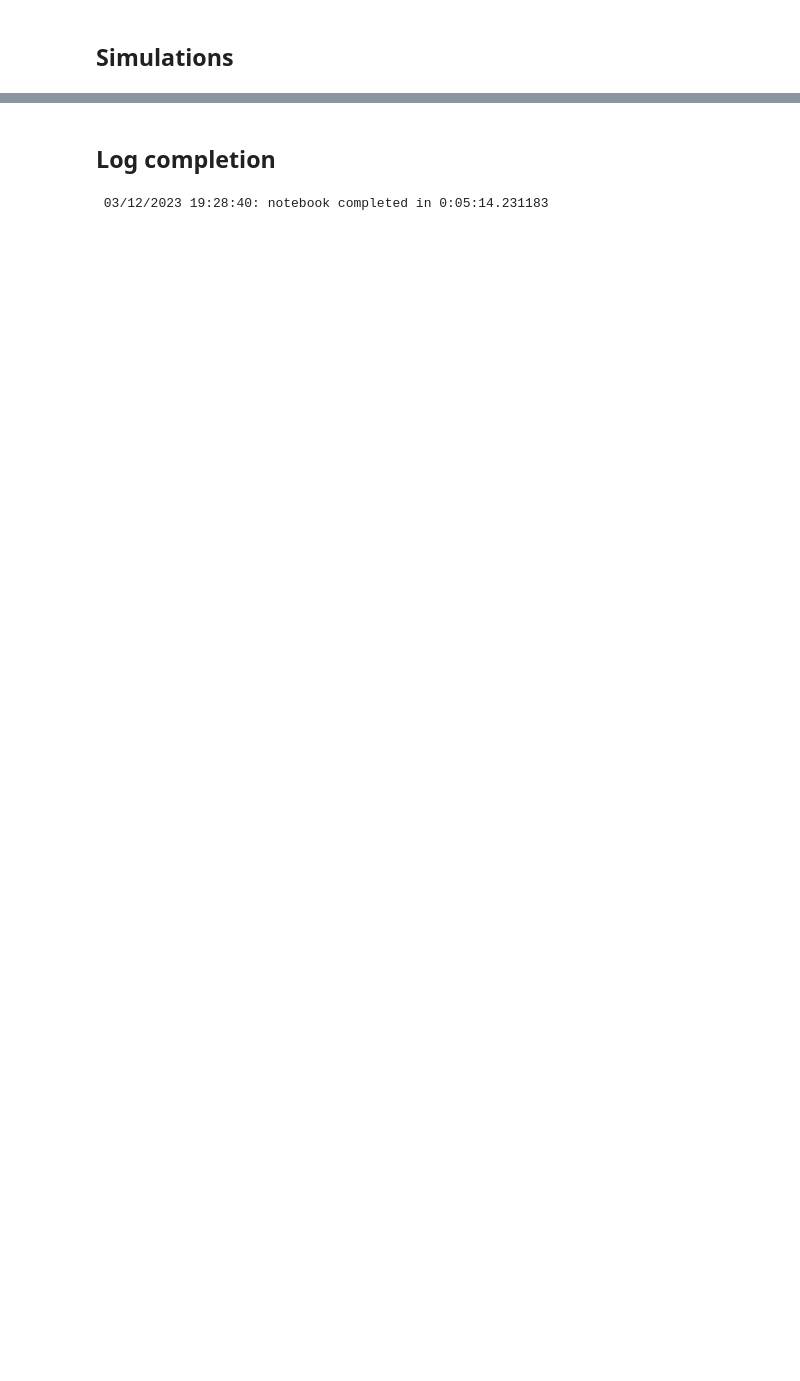
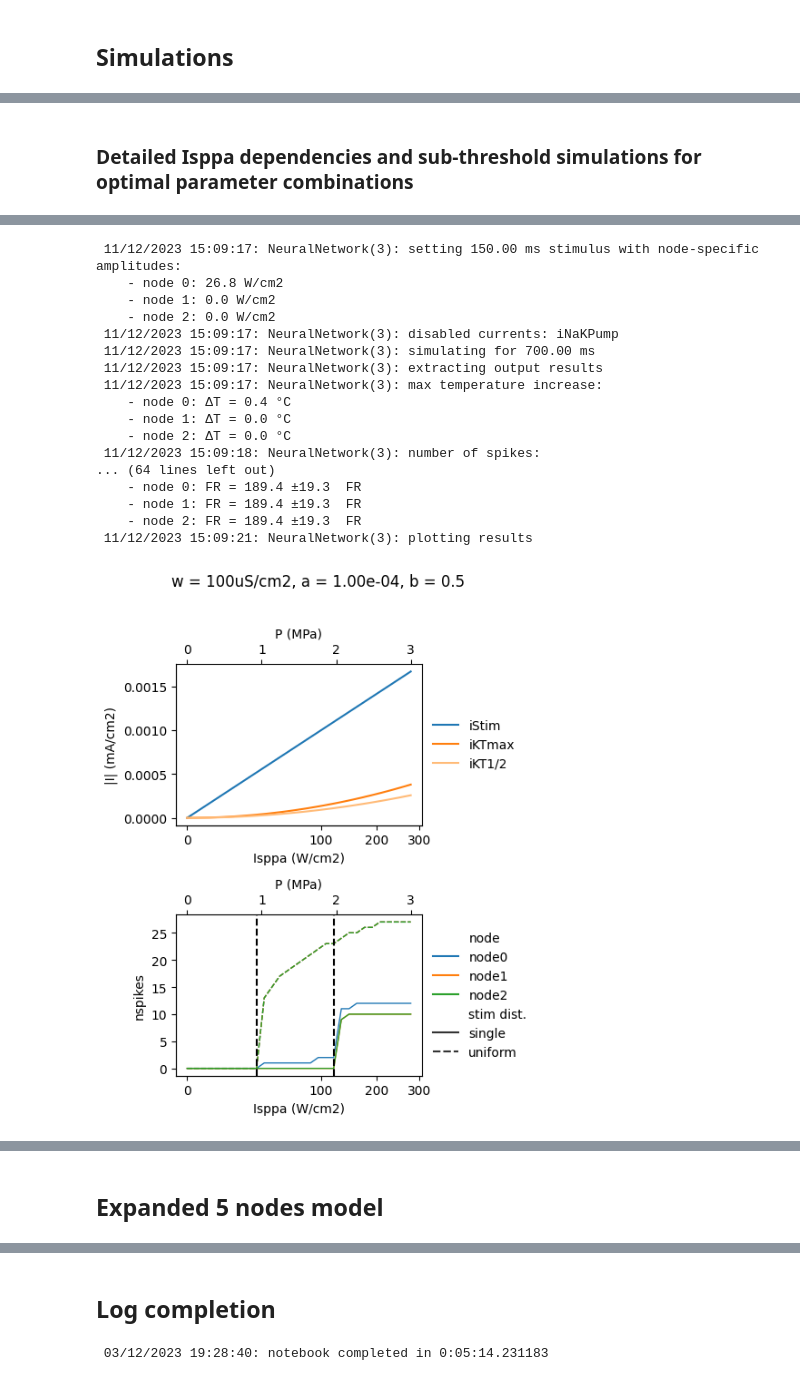
Before and after one commit to tjjlemaire/fusnetwork, a Jupyter notebook: network_analysis.ipynb, the cells around one changed output, grey strips where cells are left out. Saved outputs shown, nothing was run; the diff lists cells and outputs as text; code cells hidden in the pictures; blank space fills up the shorter version.

```diff
--- a/network_analysis.ipynb
+++ b/network_analysis.ipynb
@@ -34,6 +34,7 @@ Pmax = 3e6  # maximum pressure amplitude (Pa)
 Iref = pressure_to_intensity(Pref) / 1e4  # corresponding intensity (W/cm2)
 Imax = pressure_to_intensity(Pmax) / 1e4  # corresponding intensity (W/cm2)
 Isppa_range = sqrtspace(0, Imax, 15)  # range of intensities to sweep
+Isppa_range_dense = sqrtspace(0, Imax, 30)  # dense range of intensities to sweep
 
 # Simulation parameters
 tstop = 700  # default simulation duration (ms)
@@ -1010,0 +139,10 @@ model.set_stim(Iref)
+# %%
+# Define vectors of synaptic weights
+wrange = np.array([40, 60, 80, 90, 100]) * 1e-6  # S/cm2
+
+# Define stimulus sensitivity parameter
+model.set_mech_param(b=1)
+arange = np.array([5, 10, 20, 40]) * 1e-6
+
+# Explore 2D parameter space, and plot results
+figs = model.explore2D(wrange, arange, Isppa_range, title='iStim = a * Isppa')
@@ -1010,0 +202,7 @@ model.set_stim(Iref)
+# %%
+# Define stimulus sensitivity parameter
+model.set_mech_param(b=0.5)
+arange = np.array([5, 10, 20, 40]) * 1e-5
+
+# Explore 2D parameter space, and plot results
+figs = model.explore2D(wrange, arange, Isppa_range, title='iStim = a * P')
@@ -1010,0 +260,39 @@ model.set_stim(Iref)
+# %% [markdown]
+### Detailed Isppa dependencies and sub-threshold simulations for optimal parameter combinations
+# %%
+# Define synaptic weight and stimulus sensitivity parameters
+model.set_synaptic_weight(100e-6)
+model.set_mech_param(
+    a=1e-4,
+    b=0.5
+)
+
+# Create figure
+fig, axes = plt.subplots(2, 1, figsize=(5, 6))
+
+# Pot E/I imbalance across Isppa range
+model.plot_EI_imbalance(Imax, ax=axes[0], legend=True, xscale='sqrt')
+
+# Plot comparative spike count across Isppa range
+metric = model.run_comparative_sweep(Isppa_range_dense, 'nspikes')
+model.plot_sweep_results(metric, ax=axes[1], legend=True, marker=None, xscale='sqrt')
+
+# Adjust figure title and layout
+fig.suptitle(f'w = {model.get_synaptic_weight() * 1e6:.0f}uS/cm2, a = {model.a:.2e}, b = {model.b}', y=1.02, fontsize=12)
+fig.tight_layout()
+
+# Find just sub-threshold Isppa values for each configuration
+Ithrs = np.sort(model.find_threshold(metric, value=10).unique())
+
+# Run comparative simulations and plot results with each sub-threshold Isppa values
+for Isppa in Ithrs:
+    fig.axes[1].axvline(Isppa, color='k', linestyle='--')
+    for kind, xvec in model.get_stimdists().items():
+        model.set_stim(Isppa * xvec)
+        data = model.simulate()
+        model.plot_results(
+            data,
+            exclude=['conductances', 'iNa', 'iKd', 'iLeak', 'iM'],
+            clip_currents=True,
+            title=f'Isppa = {Isppa:.0f} W/cm2, {kind} stimulus')
+# %% [output]
@@ -1010,0 +303,18 @@ model.set_stim(Iref)
+ 11/12/2023 15:09:17: NeuralNetwork(3): setting 150.00 ms stimulus with node-specific amplitudes:
+    - node 0: 26.8 W/cm2
+    - node 1: 0.0 W/cm2
+    - node 2: 0.0 W/cm2
+ 11/12/2023 15:09:17: NeuralNetwork(3): disabled currents: iNaKPump
+ 11/12/2023 15:09:17: NeuralNetwork(3): simulating for 700.00 ms
+ 11/12/2023 15:09:17: NeuralNetwork(3): extracting output results
+ 11/12/2023 15:09:17: NeuralNetwork(3): max temperature increase:
+    - node 0: ΔT = 0.4 °C
+    - node 1: ΔT = 0.0 °C
+    - node 2: ΔT = 0.0 °C
+ 11/12/2023 15:09:18: NeuralNetwork(3): number of spikes:
+... (64 lines left out)
+    - node 0: FR = 189.4 ±19.3  FR
+    - node 1: FR = 189.4 ±19.3  FR
+    - node 2: FR = 189.4 ±19.3  FR
+ 11/12/2023 15:09:21: NeuralNetwork(3): plotting results
+[figure, added]
@@ -1010,0 +325,2 @@ model.set_stim(Iref)
+# %% [markdown]
+## Expanded 5 nodes model
```
Also changed, not shown: parts of 46 cells of this notebook, 2 other files.
